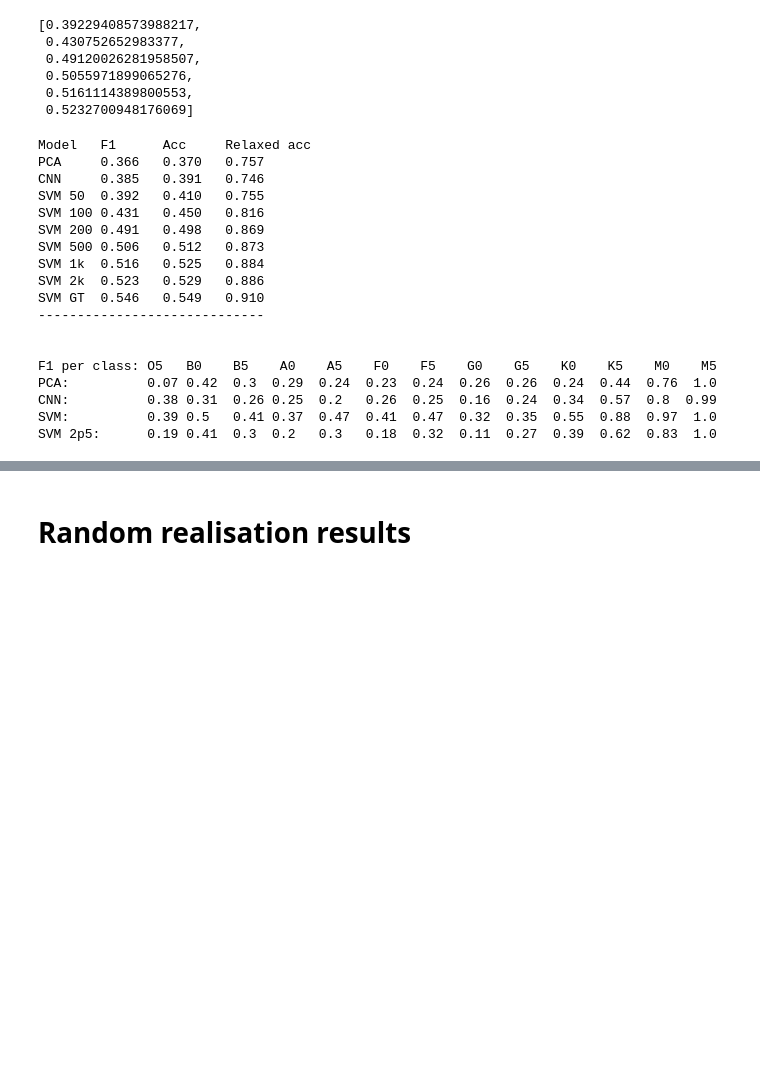
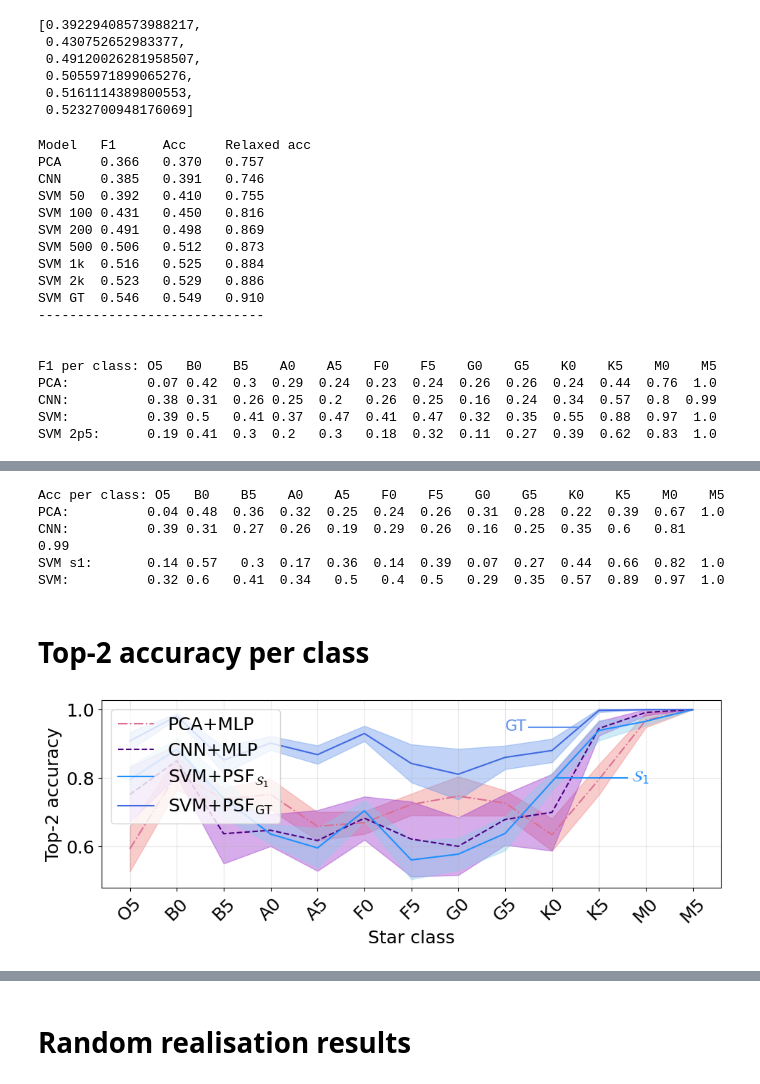
Before and after one commit to CentofantiEze/sed_spectral_classification, a Jupyter notebook: notebooks/classifiers/svm_classifier_data_002.ipynb, the cells around one changed output, grey strips where cells are left out. Saved outputs shown, nothing was run; the diff lists cells and outputs as text; code cells hidden in the pictures; blank space fills up the shorter version.

```diff
--- a/notebooks/classifiers/svm_classifier_data_002.ipynb
+++ b/notebooks/classifiers/svm_classifier_data_002.ipynb
@@ -547,0 +630,68 @@ plt.savefig('../figures/f1_score.pdf')
+# %%
+print('Acc per class:', 'O5  ','B0   ','B5   ','A0   ','A5   ','F0   ','F5   ','G0   ','G5   ','K0   ','K5   ','M0   ','M5   ')
+print('PCA:          {} {}  {}  {}  {}  {}  {}  {}  {}  {}  {}  {}  {}'.format(*np.around(accuracy_per_class_pca, 2)))
+print('CNN:          {} {}  {}  {}  {}  {}  {}  {}  {}  {}  {}   {}  {}'.format(*np.around(accuracy_per_class_cnn, 2)))
+print('SVM s1:       {} {}   {}  {}  {}  {}  {}  {}  {}  {}  {}  {}  {}'.format(*np.around(accuracy_per_class_smv_s1, 2)))
+print('SVM:          {} {}   {}  {}   {}   {}  {}   {}  {}  {}  {}  {}  {}'.format(*np.around(accuracy_per_class_svm_gt, 2)))
+# %% [output]
+Acc per class: O5   B0    B5    A0    A5    F0    F5    G0    G5    K0    K5    M0    M5
+PCA:          0.04 0.48  0.36  0.32  0.25  0.24  0.26  0.31  0.28  0.22  0.39  0.67  1.0
+CNN:          0.39 0.31  0.27  0.26  0.19  0.29  0.26  0.16  0.25  0.35  0.6   0.81  0.99
+SVM s1:       0.14 0.57   0.3  0.17  0.36  0.14  0.39  0.07  0.27  0.44  0.66  0.82  1.0
+SVM:          0.32 0.6   0.41  0.34   0.5   0.4  0.5   0.29  0.35  0.57  0.89  0.97  1.0
+# %% [markdown]
+# Top-2 accuracy per class
+# %%
+# SVM top-2 accuracy per class
+top_2_accuracy_per_class_svm_gt = np.mean([(np.append(0,np.diag(rand_cm, k=-1)) + np.diag(rand_cm) + np.append(np.diag(rand_cm, k=1),0)) / np.sum(rand_cm, axis=1) for rand_cm in cm_gt], axis=0)
+top_2_accuracy_per_class_std_svm_gt = np.std([(np.append(0,np.diag(rand_cm, k=-1)) + np.diag(rand_cm) + np.append(np.diag(rand_cm, k=1),0)) / np.sum(rand_cm, axis=1) for rand_cm in cm_gt], axis=0)
+top_2_accuracy_per_class_smv_s1 = np.mean([(np.append(0,np.diag(rand_cm, k=-1)) + np.diag(rand_cm) + np.append(np.diag(rand_cm, k=1),0)) / np.sum(rand_cm, axis=1) for rand_cm in cm_SVM.swapaxes(0,1)[0]], axis=0)
+top_2_accuracy_per_class_std_smv_s1 = np.std([(np.append(0,np.diag(rand_cm, k=-1)) + np.diag(rand_cm) + np.append(np.diag(rand_cm, k=1),0)) / np.sum(rand_cm, axis=1) for rand_cm in cm_SVM.swapaxes(0,1)[0]], axis=0)
+
+# CNN top-2 accuracy per class
+top_2_accuracy_per_class_cnn = np.mean([(np.append(0,np.diag(rand_cm, k=-1)) + np.diag(rand_cm) + np.append(np.diag(rand_cm, k=1),0)) / np.sum(rand_cm, axis=1) for rand_cm in cm_CNN_list], axis=0)
+top_2_accuracy_per_class_std_cnn = np.std([(np.append(0,np.diag(rand_cm, k=-1)) + np.diag(rand_cm) + np.append(np.diag(rand_cm, k=1),0)) / np.sum(rand_cm, axis=1) for rand_cm in cm_CNN_list], axis=0)
+
+# PCA top-2 accuracy per class
+top_2_accuracy_per_class_pca = np.mean([(np.append(0,np.diag(rand_cm, k=-1)) + np.diag(rand_cm) + np.append(np.diag(rand_cm, k=1),0)) / np.sum(rand_cm, axis=1) for rand_cm in cm_PCA_list], axis=0)
+top_2_accuracy_per_class_std_pca = np.std([(np.append(0,np.diag(rand_cm, k=-1)) + np.diag(rand_cm) + np.append(np.diag(rand_cm, k=1),0)) / np.sum(rand_cm, axis=1) for rand_cm in cm_PCA_list], axis=0)
+
+# Plot the top-2 accuracy per class results
+plt.rcParams.update({'font.size': 18})
+plt.figure(figsize=(10,4))
+plt.grid(alpha=0.3)
+plt.plot(np.arange(13), top_2_accuracy_per_class_pca, label='PCA+MLP', linestyle='-.', color='palevioletred')
+plt.fill_between(np.arange(13), top_2_accuracy_per_class_pca-top_2_accuracy_per_class_std_pca, top_2_accuracy_per_class_pca+top_2_accuracy_per_class_std_pca, alpha=0.4, color='lightcoral')
+
+plt.plot(np.arange(13), top_2_accuracy_per_class_cnn, label='CNN+MLP', color='indigo', linestyle='--')
+plt.fill_between(np.arange(13), top_2_accuracy_per_class_cnn-top_2_accuracy_per_class_std_cnn, top_2_accuracy_per_class_cnn+top_2_accuracy_per_class_std_cnn, alpha=0.4, color='darkorchid')
+
+plt.plot(np.arange(13), top_2_accuracy_per_class_smv_s1, label=r'SVM+PSF$_{\mathcal{S}_1}$', color='dodgerblue')
+plt.fill_between(np.arange(13), top_2_accuracy_per_class_smv_s1-top_2_accuracy_per_class_std_smv_s1, top_2_accuracy_per_class_smv_s1+top_2_accuracy_per_class_std_smv_s1, alpha=0.4, color='skyblue')
+
+plt.plot(np.arange(13), top_2_accuracy_per_class_svm_gt, label=r'SVM+PSF$_{\text{GT}}$', color='royalblue')
+plt.fill_between(np.arange(13), top_2_accuracy_per_class_svm_gt-top_2_accuracy_per_class_std_svm_gt, top_2_accuracy_per_class_svm_gt+top_2_accuracy_per_class_std_svm_gt, alpha=0.4, color='cornflowerblue')
+
+plt.legend(loc='upper left')
+
+plt.xlabel('Star class')
+plt.xticks(np.arange(13), star_class_labels, rotation=45)
+
+plt.ylabel('Top-2 accuracy')
+# plt.yticks([0, .5, 1], ['0', '0.5', '1'])
+
+# Add line to point out GT and S1
+line_gt = [[8.5,9.55],[top_2_accuracy_per_class_svm_gt[10]-.05,top_2_accuracy_per_class_svm_gt[10]-.05]]
+plt.plot(line_gt[0], line_gt[1], linestyle='-', color='cornflowerblue')
+plt.text(8, top_2_accuracy_per_class_svm_gt[10]-.06, 'GT', fontsize=16, color='cornflowerblue')
+
+line_s1 = [[9.1,10.6],[.8,.8]]
+plt.plot(line_s1[0], line_s1[1], linestyle='-', color='dodgerblue')
+plt.text(10.7, .79, r'$\mathcal{S}_1$', fontsize=16, color='dodgerblue')
+
+plt.tight_layout()
+# plt.show()
+
+plt.savefig('../figures/top_2_accuracy_per_class.pdf')
+# %% [output]
+[figure, added]
```
Also changed, not shown: parts of 19 cells of this notebook, 1 other file.
